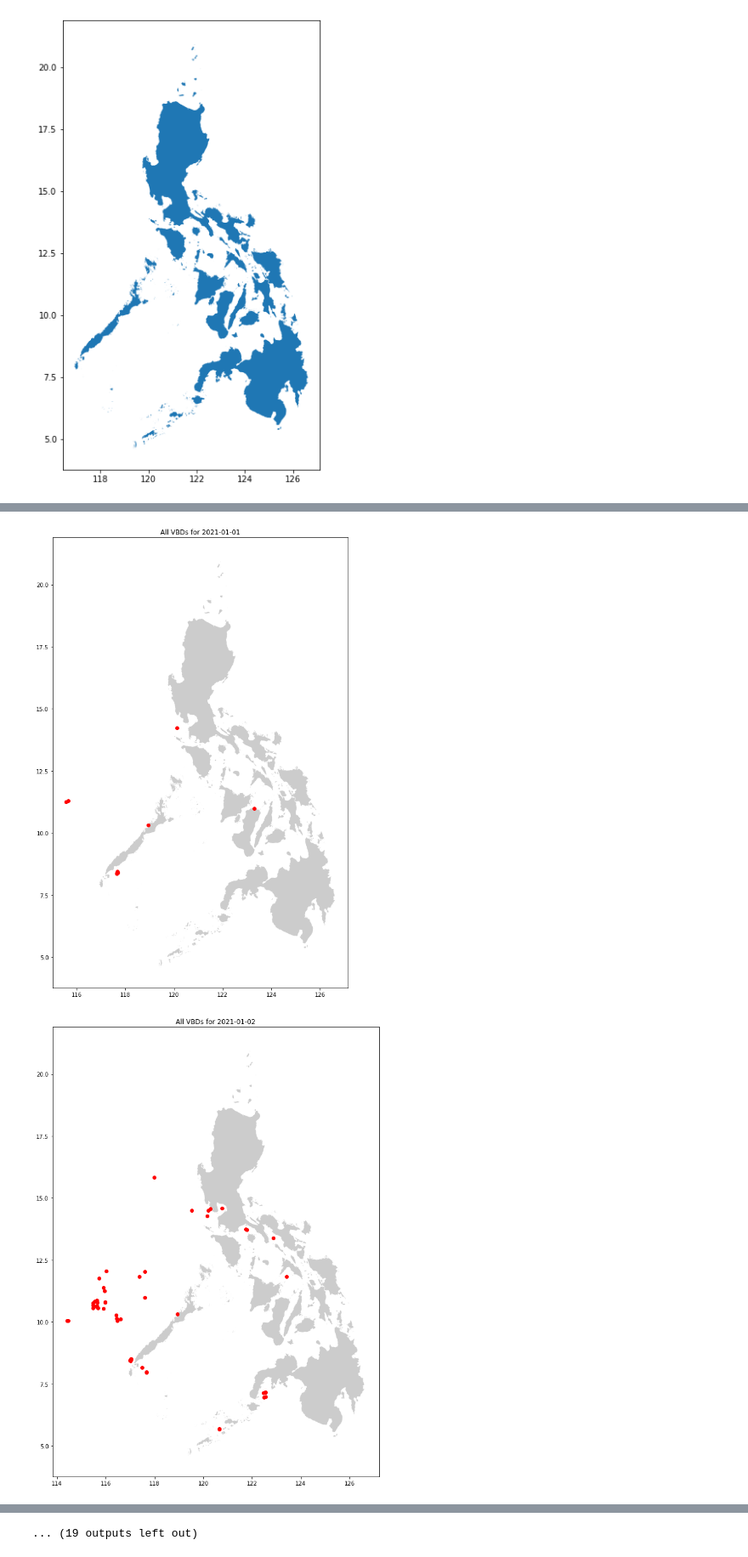
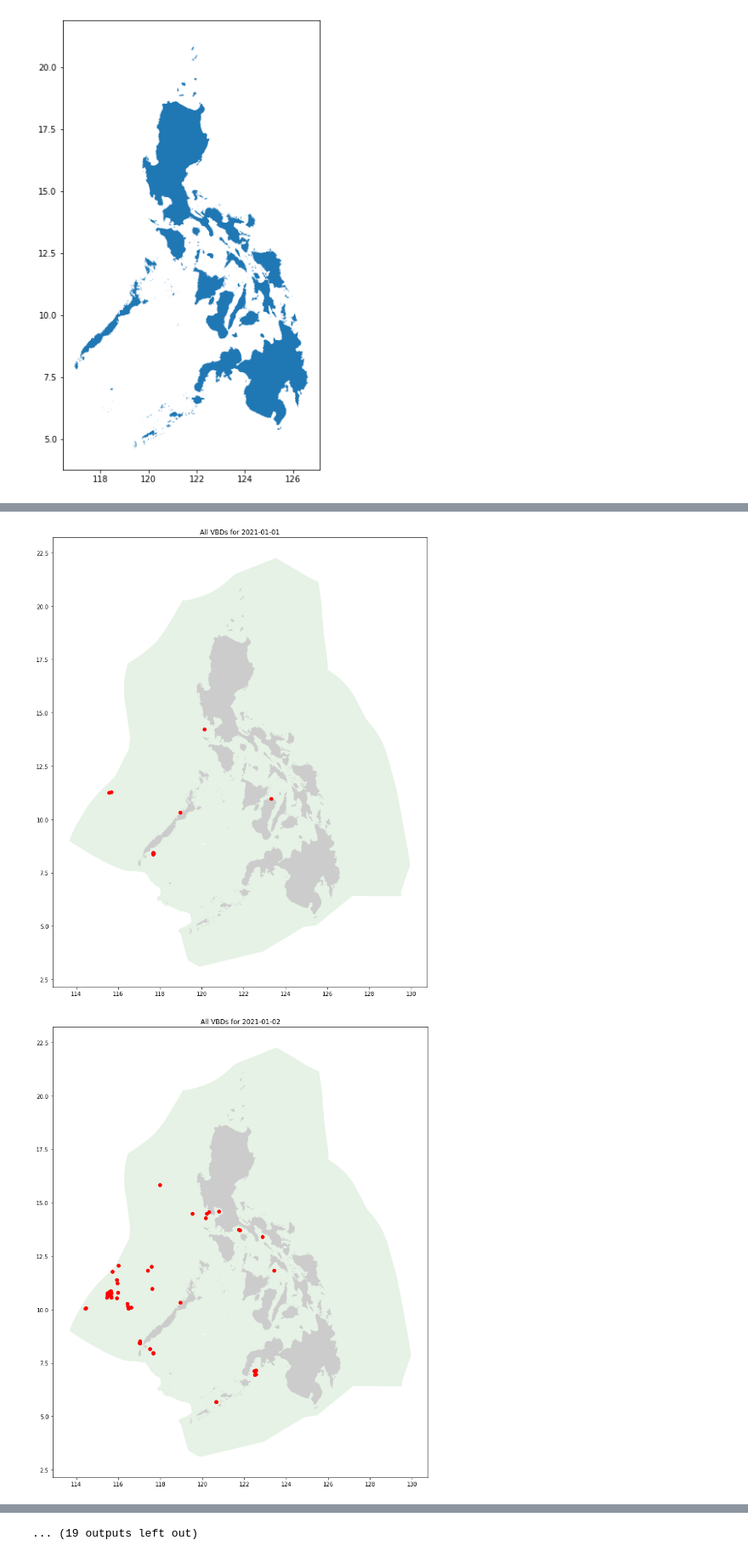
Before and after one commit to rosalierazonable/CMSC173Capstone, a Jupyter notebook: notebooks/InitialDataExploration.ipynb, the cells around one changed output, grey strips where cells are left out. Shown at 85% size. Drawn from its saved outputs; the diff is of its cells as text; code cells hidden in the pictures.

```diff
--- a/notebooks/InitialDataExploration.ipynb
+++ b/notebooks/InitialDataExploration.ipynb
@@ -127,7 +130,7 @@ for key in counts.keys():
 
 If your machine memory is < 4gb, you may not run this part
 # %%
-philippines = geopandas.read_file('../samplefiles/PHL_adm0.shp')
+philippines = geopandas.read_file('../../samplefiles/PHL_adm0.shp')
 philippines = philippines['geometry']
 # %%
 philippines.plot(figsize=(10,10))
@@ -137,5 +143,5 @@ plt.show()
 # %%
-records = geopandas.read_file('../samplefiles/2021January.shp')
+records = geopandas.read_file('../../samplefiles/2021January.shp')
 records = records[records['EEZ'] == 'Philippines Exclusive Economic Zone']
 # %%
 fig,ax = plt.subplots(figsize=(15,15))
@@ -148,16 +155,17 @@ Text(0.5, 1.0, 'All VBDs for January 2021')
 # %%
 # optional, do not run if not needed
 # create pictures for animation
 # https://towardsdatascience.com/how-to-make-a-gif-map-using-python-geopandas-and-matplotlib-cd8827cefbc8
 
 for i in ['0'+str(i) if i < 10 else str(i) for i in range(1,32)]:
     subrecord = records[records['Date_Proc'].str.contains('2021-01-'+i)]
     fig,ax = plt.subplots(figsize=(15,15))
-    philippines.plot(ax=ax, alpha=0.4, color='grey')
-    subrecord.plot(ax=ax, color='red')
+    PAR.plot(ax=ax, alpha=0.1, color='green', zorder=1)
+    philippines.plot(ax=ax, alpha=0.4, color='grey', zorder=2)
+    subrecord.plot(ax=ax, color='red', zorder=3)
     plt.title('All VBDs for 2021-01-'+i)
-    filepath=os.path.join('../Visuals','2021-01-'+i+'.jpg')
-    fig.savefig(filepath, dpi=300)
+    filepath=os.path.join('../../Visuals','2021-01-'+i+'.jpg')
+    fig.savefig(filepath, dpi=100)
 # %% [output]
-[figure, old version]
+[figure, new version]
-[figure, old version]
+[figure, new version]
```
Also changed, not shown: parts of 5 cells of this notebook, 3 other files.
